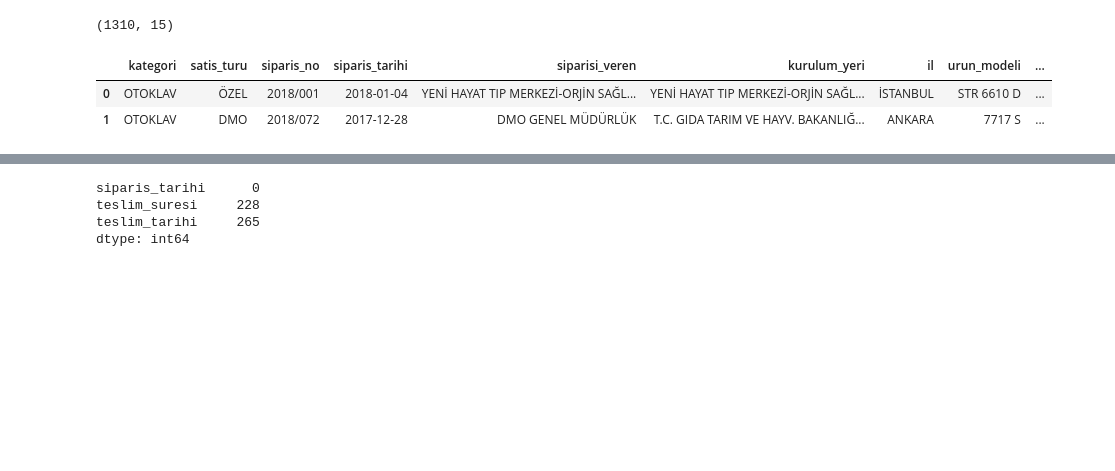
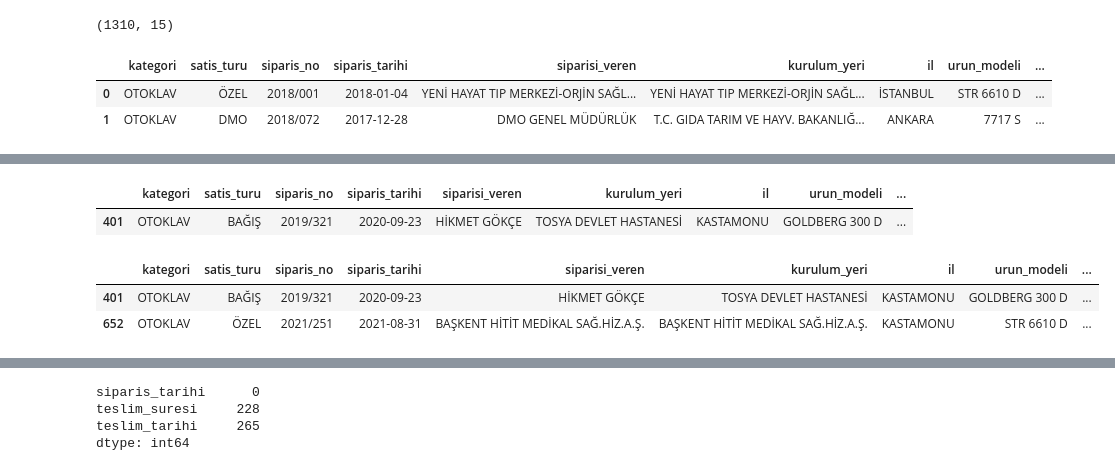
Before and after one commit to Duygu-Jones/LLM_Playground, a Jupyter notebook: 01_EDA/KATEGORILER/01_Otoklav_Oksijen/Duygu/Duygu_OTOKLAV_O2_eda-notebook.ipynb, the cells around one changed output, grey strips where cells are left out. Saved outputs shown, nothing was run; the diff lists cells and outputs as text; code cells hidden in the pictures; blank space fills up the shorter version.

```diff
--- a/01_EDA/KATEGORILER/01_Otoklav_Oksijen/Duygu/Duygu_OTOKLAV_O2_eda-notebook.ipynb
+++ b/01_EDA/KATEGORILER/01_Otoklav_Oksijen/Duygu/Duygu_OTOKLAV_O2_eda-notebook.ipynb
@@ -2246,0 +2352,13 @@ df_kategori.head(2)
+# %%
+df_kategori.loc[[401]]
+# %% [output]
+|  | kategori | satis_turu | siparis_no | siparis_tarihi | siparisi_veren | kurulum_yeri | il | urun_modeli | ... |
+| 401 | OTOKLAV | BAĞIŞ | 2019/321 | 2020-09-23 | HİKMET GÖKÇE | TOSYA DEVLET HASTANESİ | KASTAMONU | GOLDBERG 300 D | ... |
+# %%
+df_kategori[(df_kategori['il'] == 'KASTAMONU')]
+
+# KASTAMONU'na gonderilen- OTOKLAV CIHAZI sadece 2 Farkli Kuruma yapilmis.
+# %% [output]
+|  | kategori | satis_turu | siparis_no | siparis_tarihi | siparisi_veren | kurulum_yeri | il | urun_modeli | ... |
+| 401 | OTOKLAV | BAĞIŞ | 2019/321 | 2020-09-23 | HİKMET GÖKÇE | TOSYA DEVLET HASTANESİ | KASTAMONU | GOLDBERG 300 D | ... |
+| 652 | OTOKLAV | ÖZEL | 2021/251 | 2021-08-31 | BAŞKENT HİTİT MEDİKAL SAĞ.HİZ.A.Ş. | BAŞKENT HİTİT MEDİKAL SAĞ.HİZ.A.Ş. | KASTAMONU | STR 6610 D | ... |
```
Also changed, not shown: parts of 20 cells of this notebook.
